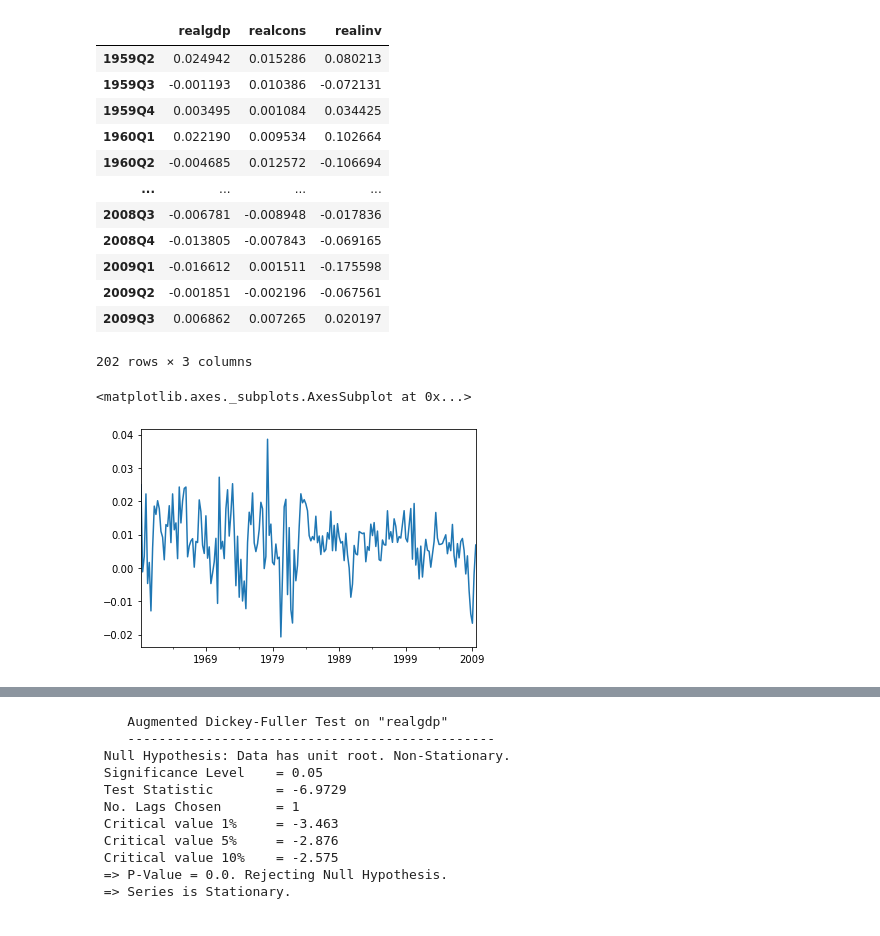
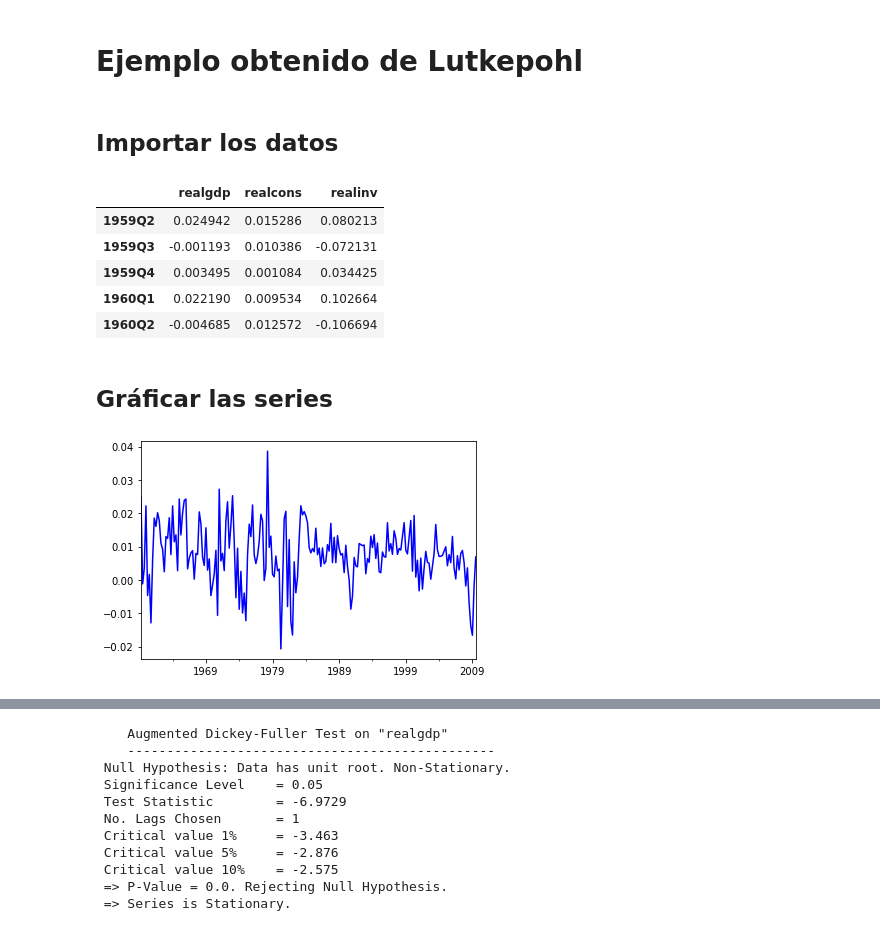
Before and after one commit to jslr1997/ECOG2046, a Jupyter notebook: notebooks/8_VAR.ipynb, the cells around one changed output, grey strips where cells are left out. Drawn from its saved outputs; the diff is of its cells as text; code cells hidden in the pictures.

```diff
--- a/notebooks/8_VAR.ipynb
+++ b/notebooks/8_VAR.ipynb
@@ -14,3 +16,7 @@ from statsmodels.tsa.vector_ar.var_model import VARResults
+# %% [markdown]
+# Ejemplo obtenido de Lutkepohl
+# %% [markdown]
+## Importar los datos
 # %%
 mdata = sm.datasets.macrodata.load_pandas().data
 
@@ -20,7 +26,7 @@ mdata = mdata[['realgdp','realcons','realinv']]
 
 data = np.log(mdata).diff().dropna()
 # %%
-data
+data.head()
 # %% [output]
 |  | realgdp | realcons | realinv |
 | 1959Q2 | 0.024942 | 0.015286 | 0.080213 |
@@ -28,15 +34,10 @@ data
 | 1959Q4 | 0.003495 | 0.001084 | 0.034425 |
 | 1960Q1 | 0.022190 | 0.009534 | 0.102664 |
 | 1960Q2 | -0.004685 | 0.012572 | -0.106694 |
-| ... | ... | ... | ... |
-| 2008Q3 | -0.006781 | -0.008948 | -0.017836 |
-| 2008Q4 | -0.013805 | -0.007843 | -0.069165 |
-| 2009Q1 | -0.016612 | 0.001511 | -0.175598 |
-| 2009Q2 | -0.001851 | -0.002196 | -0.067561 |
-| 2009Q3 | 0.006862 | 0.007265 | 0.020197 |
-202 rows × 3 columns
+# %% [markdown]
+## Gráficar las series
 # %%
-data['realgdp'].plot()
+data['realgdp'].plot(color = 'b')
+plt.show()
 # %% [output]
-<matplotlib.axes._subplots.AxesSubplot at 0x...>
-[figure, old version]
+[figure, new version]
```
Also changed, not shown: parts of 26 cells of this notebook, 1 other file.
